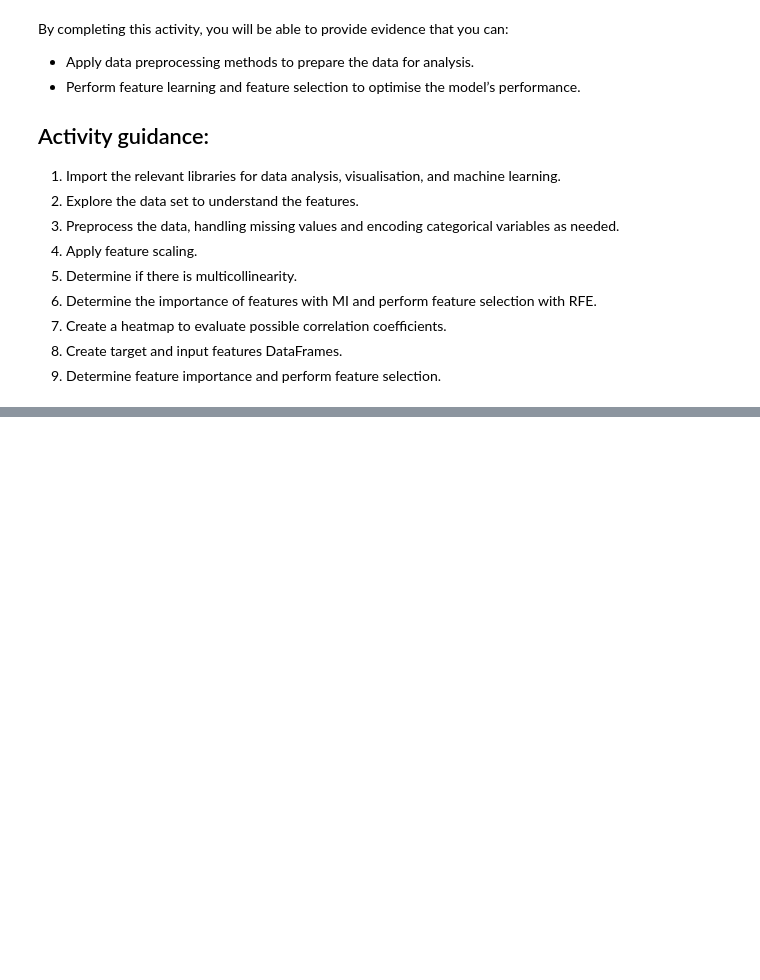
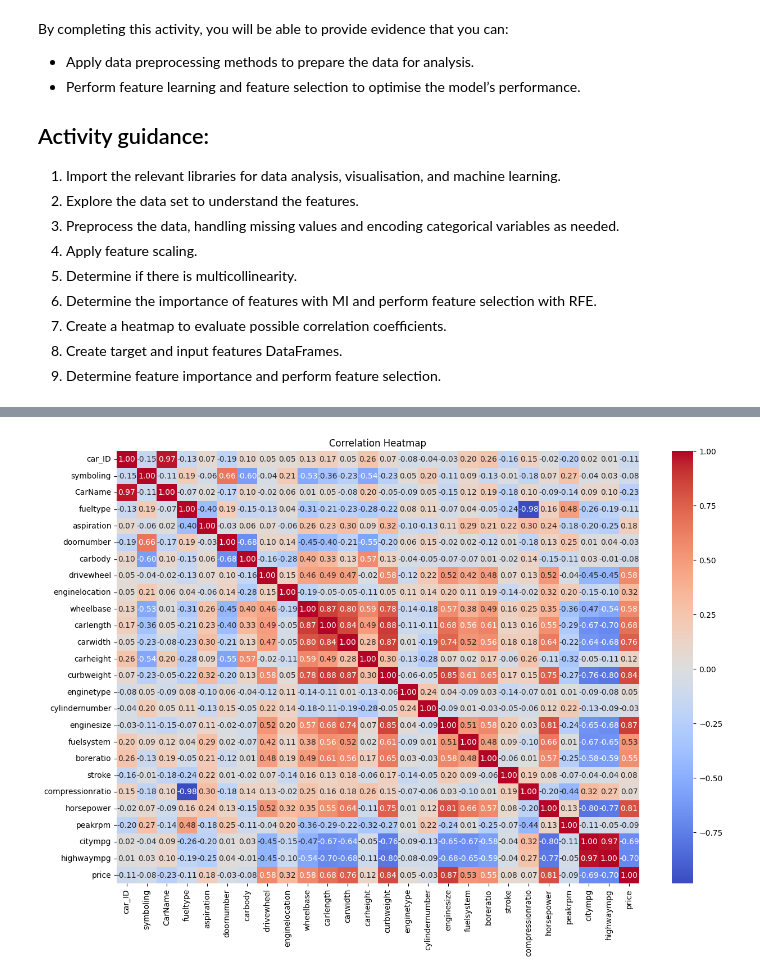
Before and after one commit to ebolofis/Data-Science-Machine-Learning, a Jupyter notebook: CAM_DS_C101_Activity_4_1_8.ipynb, the cells around one changed output, grey strips where cells are left out. Saved outputs shown, nothing was run; the diff lists cells and outputs as text; code cells hidden in the pictures; blank space fills up the shorter version.

Commit message:
Selecting Features - Heatmap Corelation

```diff
--- a/CAM_DS_C101_Activity_4_1_8.ipynb
+++ b/CAM_DS_C101_Activity_4_1_8.ipynb
@@ -45,0 +35,88 @@ url = "https://raw.githubusercontent.com/fourthrevlxd/cam_dsb/main/automobiles.c
+# %%
+import pandas as pd
+import numpy as np
+import seaborn as sns
+import matplotlib.pyplot as plt
+from sklearn.model_selection import train_test_split
+from sklearn.preprocessing import StandardScaler, LabelEncoder
+from sklearn.feature_selection import mutual_info_regression, RFE
+from sklearn.linear_model import LinearRegression
+from sklearn.metrics import mean_squared_error
+from statsmodels.stats.outliers_influence import variance_inflation_factor
+
+# Step 2: Import the automobiles.csv file (data set) from GitHub with a url.
+url = "https://raw.githubusercontent.com/fourthrevlxd/cam_dsb/main/automobiles.csv"
+df = pd.read_csv(url)
+
+# Step 3: Explore the data set to understand the features.
+print(df.head())
+print(df.info())
+print(df.describe())
+
+# Step 4: Preprocess the data, handling missing values and encoding categorical variables as needed.
+# Handling missing values
+df = df.replace('?', np.nan)  # Replace '?' with NaN
+
+# Check if the columns exist before processing.
+cols_to_process = ['normalized-losses', 'bore', 'stroke', 'horsepower', 'peak-rpm', 'price']
+existing_cols = [col for col in cols_to_process if col in df.columns]
+
+for col in existing_cols:
+    if df[col].dtype == 'object': #added check to avoid error when column is not numeric.
+        df[col] = pd.to_numeric(df[col], errors='coerce')
+    df[col].fillna(df[col].mean(), inplace=True)
+
+# Encoding categorical variables
+categorical_cols = df.select_dtypes(include=['object']).columns
+for col in categorical_cols:
+    le = LabelEncoder()
+    df[col] = le.fit_transform(df[col])
+
+# Step 5: Apply feature scaling.
+numerical_cols = df.select_dtypes(include=np.number).columns
+scaler = StandardScaler()
+df[numerical_cols] = scaler.fit_transform(df[numerical_cols])
+
+# Step 6: Determine if there is multicollinearity.
+def calculate_vif(dataframe):
+    vif = pd.DataFrame()
+    vif["variables"] = dataframe.columns
+    vif["VIF"] = [variance_inflation_factor(dataframe.values, i) for i in range(dataframe.shape[1])]
+    return vif
+
+numerical_df=df.select_dtypes(include=np.number)
+vif_result=calculate_vif(numerical_df)
+print(vif_result)
+
+# Step 7: Determine the importance of features with MI and perform feature selection with RFE.
+X = df.drop('price', axis=1)
+y = df['price']
+
+mi_scores = mutual_info_regression(X, y)
+mi_scores = pd.Series(mi_scores, index=X.columns)
+mi_scores = mi_scores.sort_values(ascending=False)
+print("Mutual Information Scores:\n", mi_scores)
+
+model = LinearRegression()
+rfe = RFE(model, n_features_to_select=10)  # Select top 10 features
+rfe.fit(X, y)
+selected_features_rfe = X.columns[rfe.support_]
+print("Selected Features (RFE):\n", selected_features_rfe)
+
+# Step 8: Create a heatmap to evaluate possible correlation coefficients.
+plt.figure(figsize=(15, 10))
+sns.heatmap(df.corr(), annot=True, cmap='coolwarm', fmt=".2f")
+plt.title("Correlation Heatmap")
+plt.show()
+
+# Step 9: Create target and input features DataFrames.
+X_selected = df[selected_features_rfe]
+y = df['price']
+
+# Step 10: Determine feature importance and perform feature selection.
+X_train, X_test, y_train, y_test = train_test_split(X_selected, y, test_size=0.2, random_state=42)
+model.fit(X_train, y_train)
+y_pred = model.predict(X_test)
+mse = mean_squared_error(y_test, y_pred)
+print(f"Mean Squared Error: {mse}")
+# %% [output]
@@ -45,0 +163 @@ url = "https://raw.githubusercontent.com/fourthrevlxd/cam_dsb/main/automobiles.c
+[figure, added]
```
Also changed, not shown: parts of 4 cells of this notebook.
